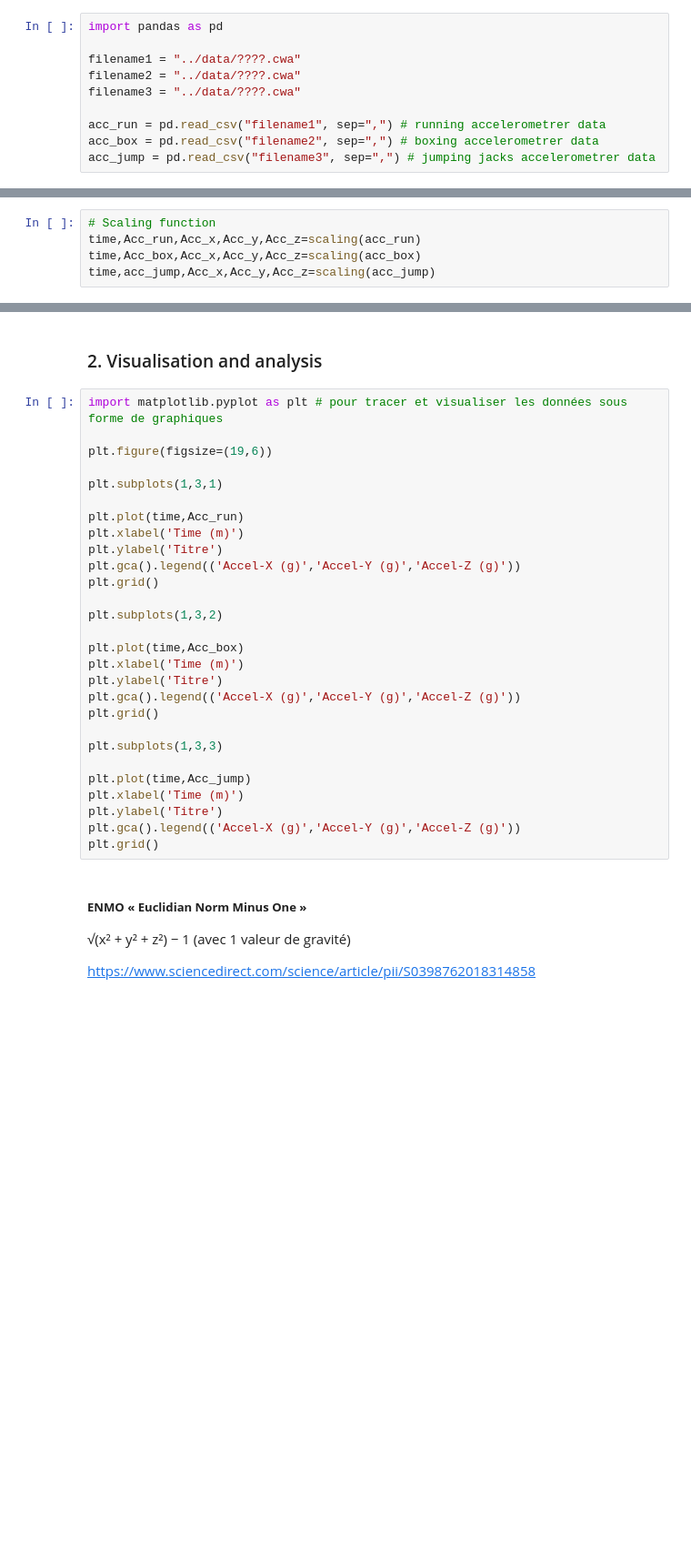
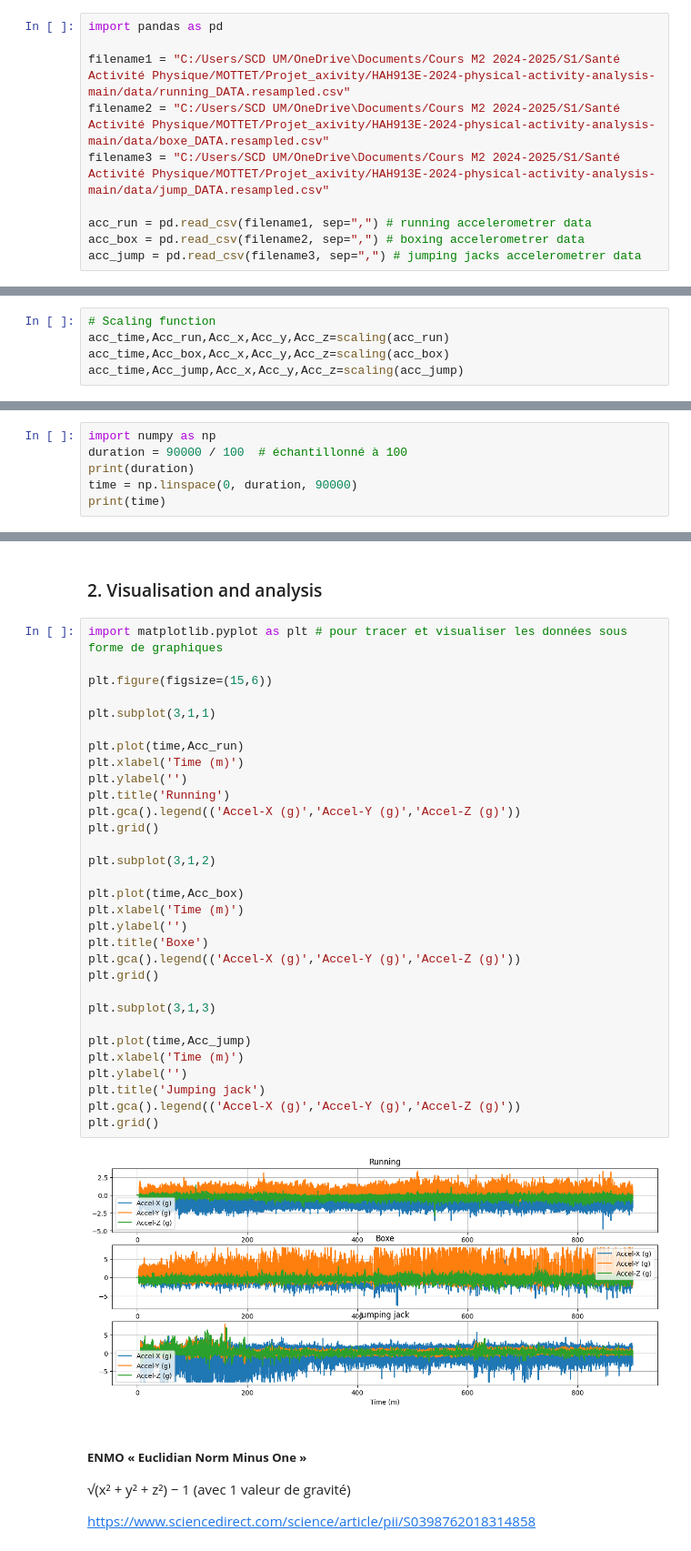
Before and after one commit to RachidatouOuattara/HAH913E-2024-physical-activity-analysis, a Jupyter notebook: Notebooks/AX3_project.ipynb, the cells around one changed output, grey strips where cells are left out. Shown at 91% size. Drawn from its saved outputs; the diff is of its cells as text; blank space fills up the shorter version.

```diff
--- a/Notebooks/AX3_project.ipynb
+++ b/Notebooks/AX3_project.ipynb
@@ -13,13 +21,13 @@ pip ???
 # %%
 import pandas as pd
 
-filename1 = "../data/????.cwa"
-filename2 = "../data/????.cwa"
-filename3 = "../data/????.cwa"
+filename1 = "C:/Users/SCD UM/OneDrive\Documents/Cours M2 2024-2025/S1/Santé Activité Physique/MOTTET/Projet_axivity/HAH913E-2024-physical-activity-analysis-main/data/running_DATA.resampled.csv"
+filename2 = "C:/Users/SCD UM/OneDrive\Documents/Cours M2 2024-2025/S1/Santé Activité Physique/MOTTET/Projet_axivity/HAH913E-2024-physical-activity-analysis-main/data/boxe_DATA.resampled.csv"
+filename3 = "C:/Users/SCD UM/OneDrive\Documents/Cours M2 2024-2025/S1/Santé Activité Physique/MOTTET/Projet_axivity/HAH913E-2024-physical-activity-analysis-main/data/jump_DATA.resampled.csv"
 
-acc_run = pd.read_csv("filename1", sep=",") # running accelerometrer data
-acc_box = pd.read_csv("filename2", sep=",") # boxing accelerometrer data
-acc_jump = pd.read_csv("filename3", sep=",") # jumping jacks accelerometrer data
+acc_run = pd.read_csv(filename1, sep=",") # running accelerometrer data
+acc_box = pd.read_csv(filename2, sep=",") # boxing accelerometrer data
+acc_jump = pd.read_csv(filename3, sep=",") # jumping jacks accelerometrer data
 # %%
 print(acc_run)
 print(acc_box)
@@ -46,6 +80,6 @@ def scaling (acc_data):
     return acc_time,acc_,acc_x,acc_y,acc_z
 # %%
 # Scaling function
-time,Acc_run,Acc_x,Acc_y,Acc_z=scaling(acc_run)
-time,Acc_box,Acc_x,Acc_y,Acc_z=scaling(acc_box)
-time,acc_jump,Acc_x,Acc_y,Acc_z=scaling(acc_jump)
+acc_time,Acc_run,Acc_x,Acc_y,Acc_z=scaling(acc_run)
+acc_time,Acc_box,Acc_x,Acc_y,Acc_z=scaling(acc_box)
+acc_time,Acc_jump,Acc_x,Acc_y,Acc_z=scaling(acc_jump)
@@ -51,0 +91,6 @@ time,acc_jump,Acc_x,Acc_y,Acc_z=scaling(acc_jump)
+# %%
+import numpy as np
+duration = 90000 / 100  # échantillonné à 100
+print(duration)
+time = np.linspace(0, duration, 90000)
+print(time)
@@ -54,31 +103,36 @@ time,acc_jump,Acc_x,Acc_y,Acc_z=scaling(acc_jump)
 # %%
 import matplotlib.pyplot as plt # pour tracer et visualiser les données sous forme de graphiques
 
-plt.figure(figsize=(19,6))
+plt.figure(figsize=(15,6))
 
-plt.subplots(1,3,1)
+plt.subplot(3,1,1)
 
 plt.plot(time,Acc_run)
 plt.xlabel('Time (m)')
-plt.ylabel('Titre')
+plt.ylabel('')
+plt.title('Running')
 plt.gca().legend(('Accel-X (g)','Accel-Y (g)','Accel-Z (g)'))
 plt.grid()
 
-plt.subplots(1,3,2)
+plt.subplot(3,1,2)
 
 plt.plot(time,Acc_box)
 plt.xlabel('Time (m)')
-plt.ylabel('Titre')
+plt.ylabel('')
+plt.title('Boxe')
 plt.gca().legend(('Accel-X (g)','Accel-Y (g)','Accel-Z (g)'))
 plt.grid()
 
-plt.subplots(1,3,3)
+plt.subplot(3,1,3)
 
 plt.plot(time,Acc_jump)
 plt.xlabel('Time (m)')
-plt.ylabel('Titre')
+plt.ylabel('')
+plt.title('Jumping jack')
 plt.gca().legend(('Accel-X (g)','Accel-Y (g)','Accel-Z (g)'))
 plt.grid()
+# %% [output]
+[figure, added]
 # %% [markdown]
 ##### **ENMO « Euclidian Norm Minus One »**
 
```
Also changed, not shown: parts of 15 cells of this notebook, 7 other files.
